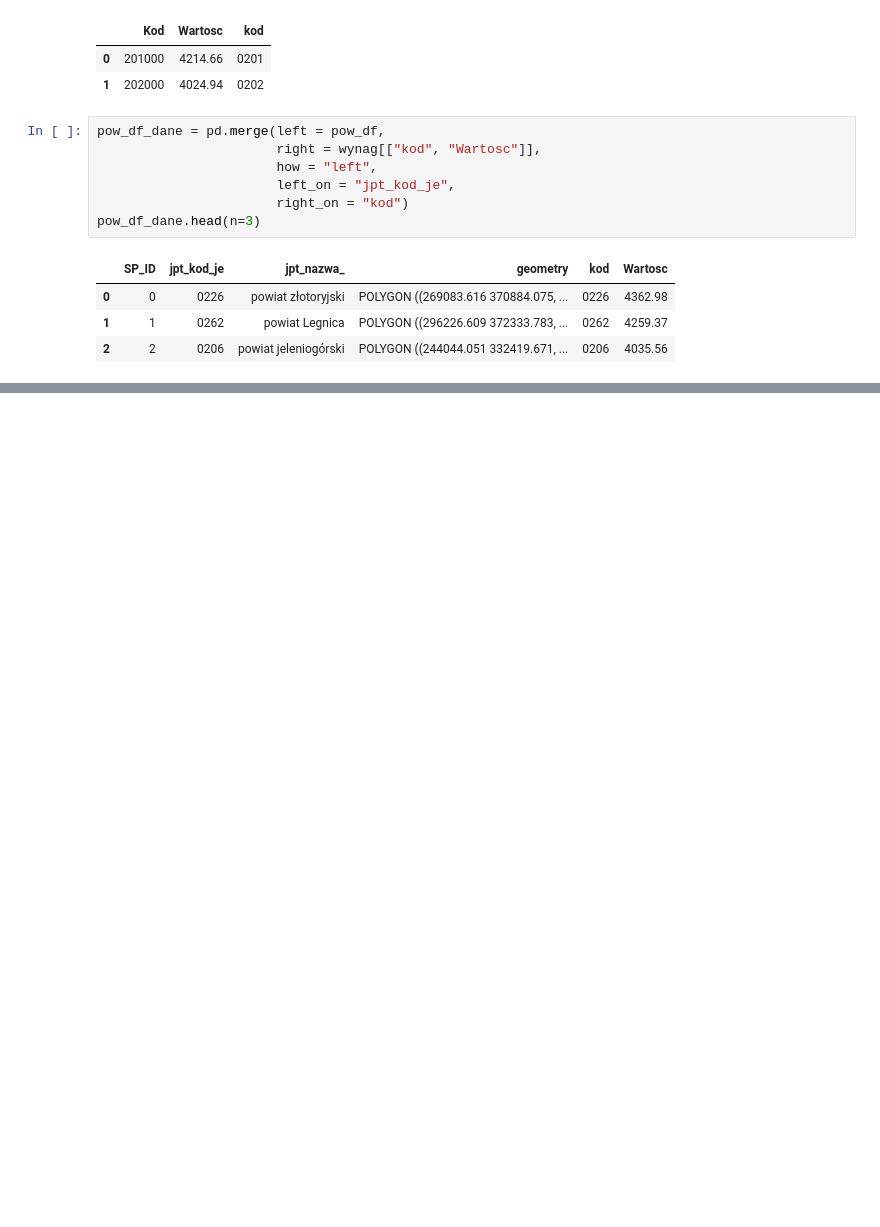
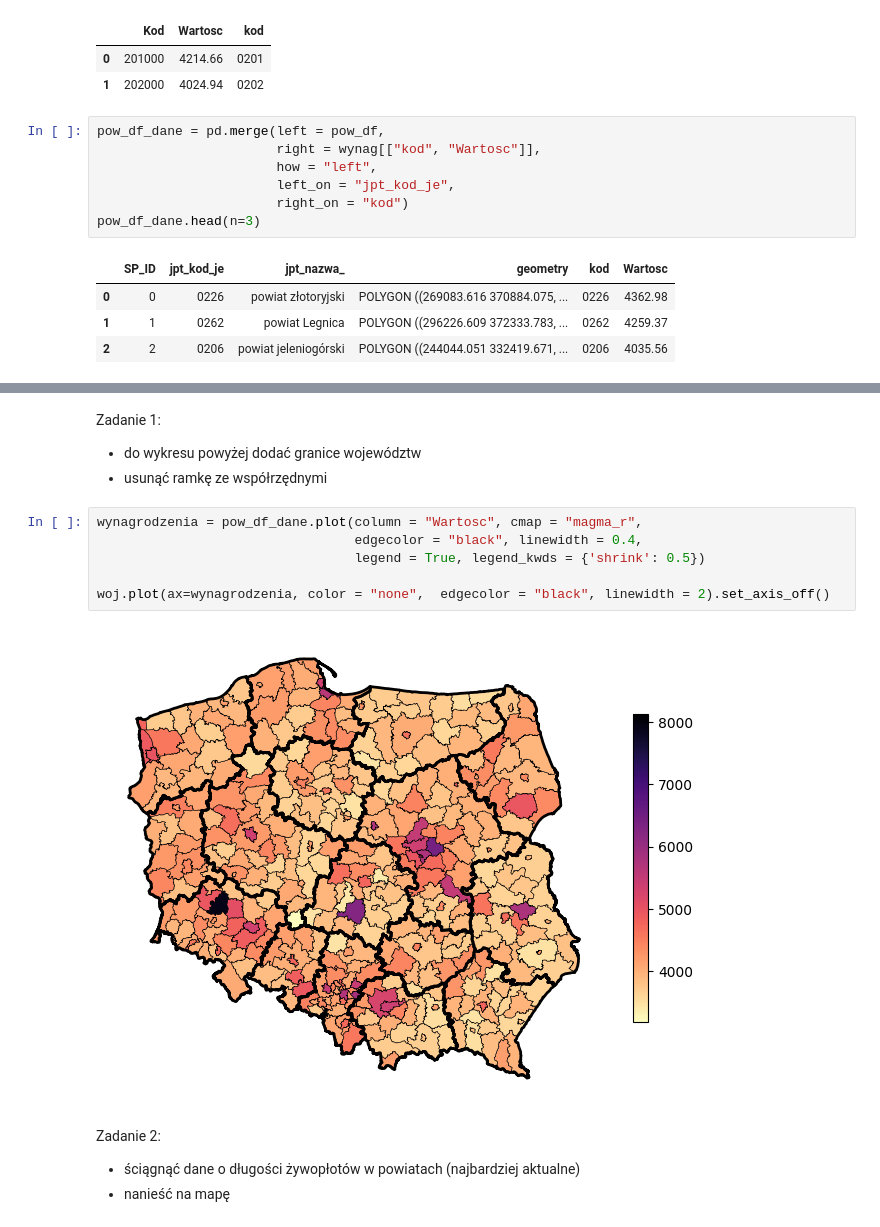
Before and after one commit to DepartmentOfStatisticsPUE/air-2024, a Jupyter notebook: notebooks/4_przestrzenne.ipynb, the cells around one changed output, grey strips where cells are left out. Drawn from its saved outputs; the diff is of its cells as text; blank space fills up the shorter version.

```diff
--- a/notebooks/4_przestrzenne.ipynb
+++ b/notebooks/4_przestrzenne.ipynb
@@ -226,3 +169,21 @@ pow_df_dane.plot(column = "Wartosc", cmap = "magma_r",
 # %% [output]
 <Axes: >
 [figure]
+# %% [markdown]
+Zadanie 1:
+
+- do wykresu powyżej dodać granice województw
+- usunąć ramkę ze współrzędnymi
+# %%
+wynagrodzenia = pow_df_dane.plot(column = "Wartosc", cmap = "magma_r",
+                                 edgecolor = "black", linewidth = 0.4,
+                                 legend = True, legend_kwds = {'shrink': 0.5})
+
+woj.plot(ax=wynagrodzenia, color = "none",  edgecolor = "black", linewidth = 2).set_axis_off()
+# %% [output]
+[figure, added]
+# %% [markdown]
+Zadanie 2:
+
+- ściągnąć dane o długości żywopłotów w powiatach (najbardziej aktualne)
+- nanieść na mapę
```
Also changed, not shown: parts of 18 cells of this notebook.
